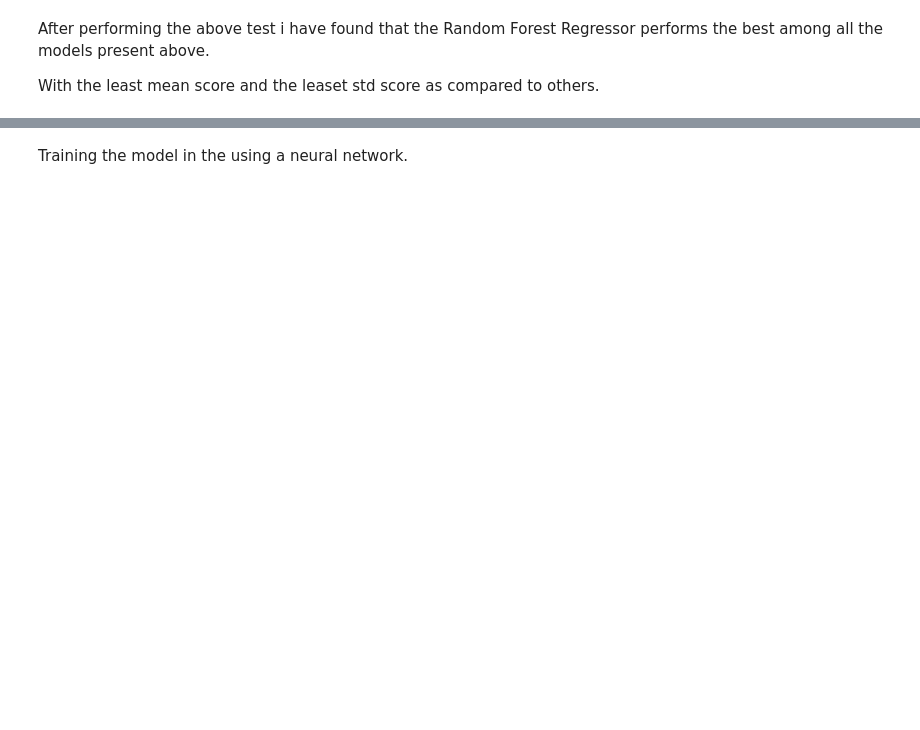
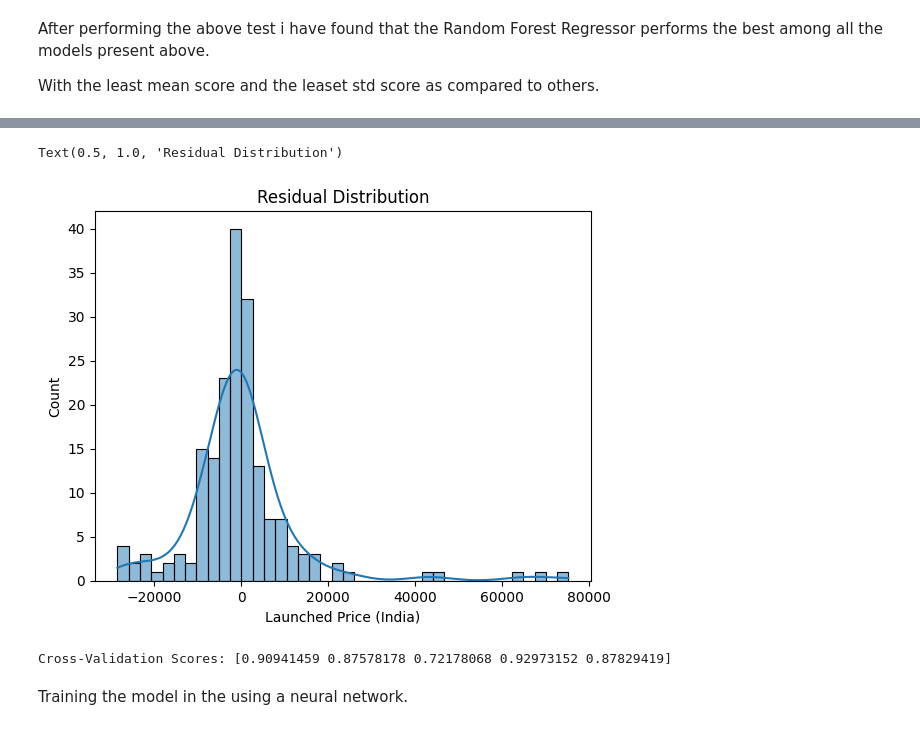
Before and after one commit to GENTLEW1ND/Python, a Jupyter notebook: Smartphone_price_prediction.ipynb, the cells around one changed output, grey strips where cells are left out. Saved outputs shown, nothing was run; the diff lists cells and outputs as text; code cells hidden in the pictures; blank space fills up the shorter version.

```diff
--- a/Smartphone_price_prediction.ipynb
+++ b/Smartphone_price_prediction.ipynb
@@ -552,3 +572,19 @@ The r2 error for training data:  0.981399578547252
+# %%
+import seaborn as sns
+
+residuals = y_test - model.predict(X_test)
+sns.histplot(residuals, kde=True)
+plt.title("Residual Distribution")
+# %% [output]
+Text(0.5, 1.0, 'Residual Distribution')
+[figure, added]
+# %%
+from sklearn.model_selection import cross_val_score
+
+scores = cross_val_score(model, X_train, y_train, cv=5, scoring='r2')
+print(f"Cross-Validation Scores: {scores}")
+# %% [output]
+Cross-Validation Scores: [0.90941459 0.87578178 0.72178068 0.92973152 0.87829419]
 # %% [markdown]
 Training the model in the using a neural network.
 # %%
```
Also changed, not shown: parts of 12 cells of this notebook.
